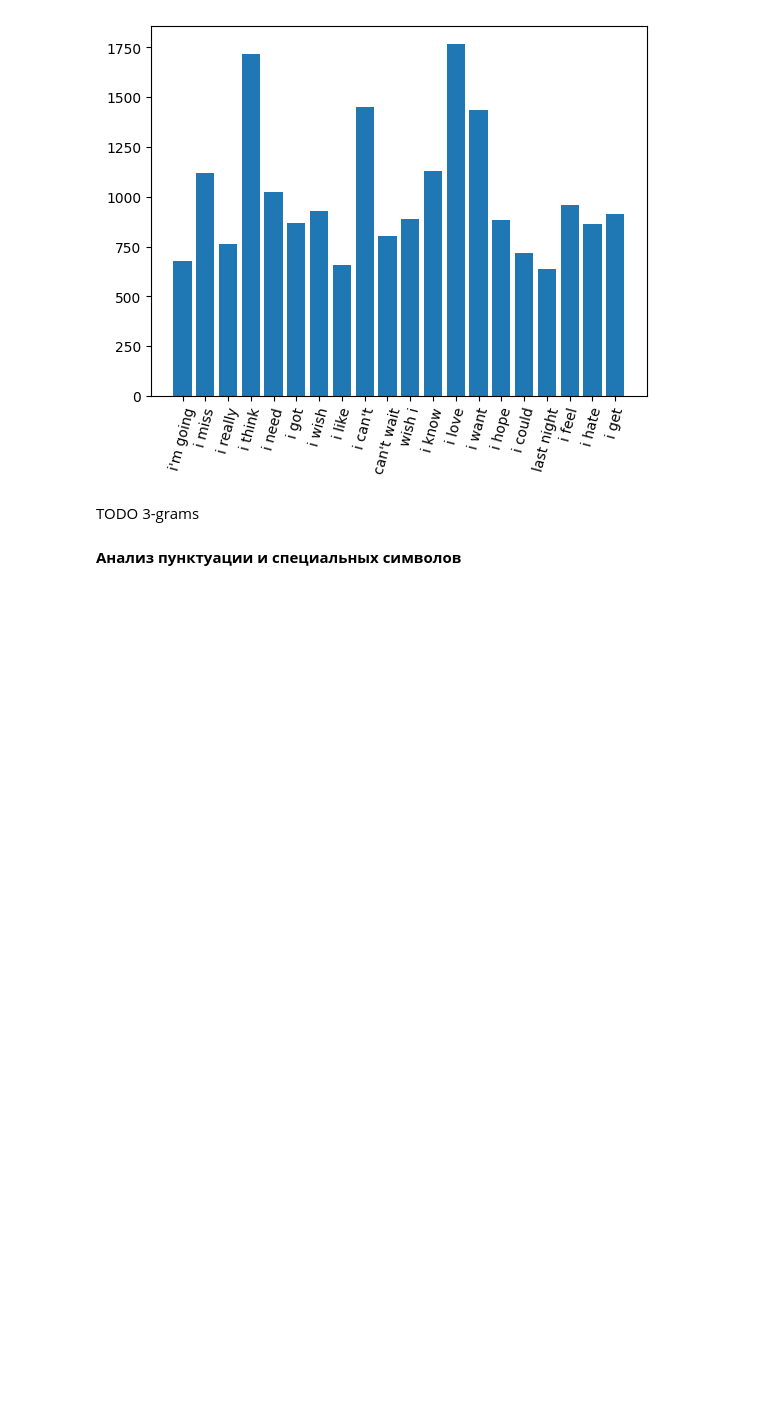
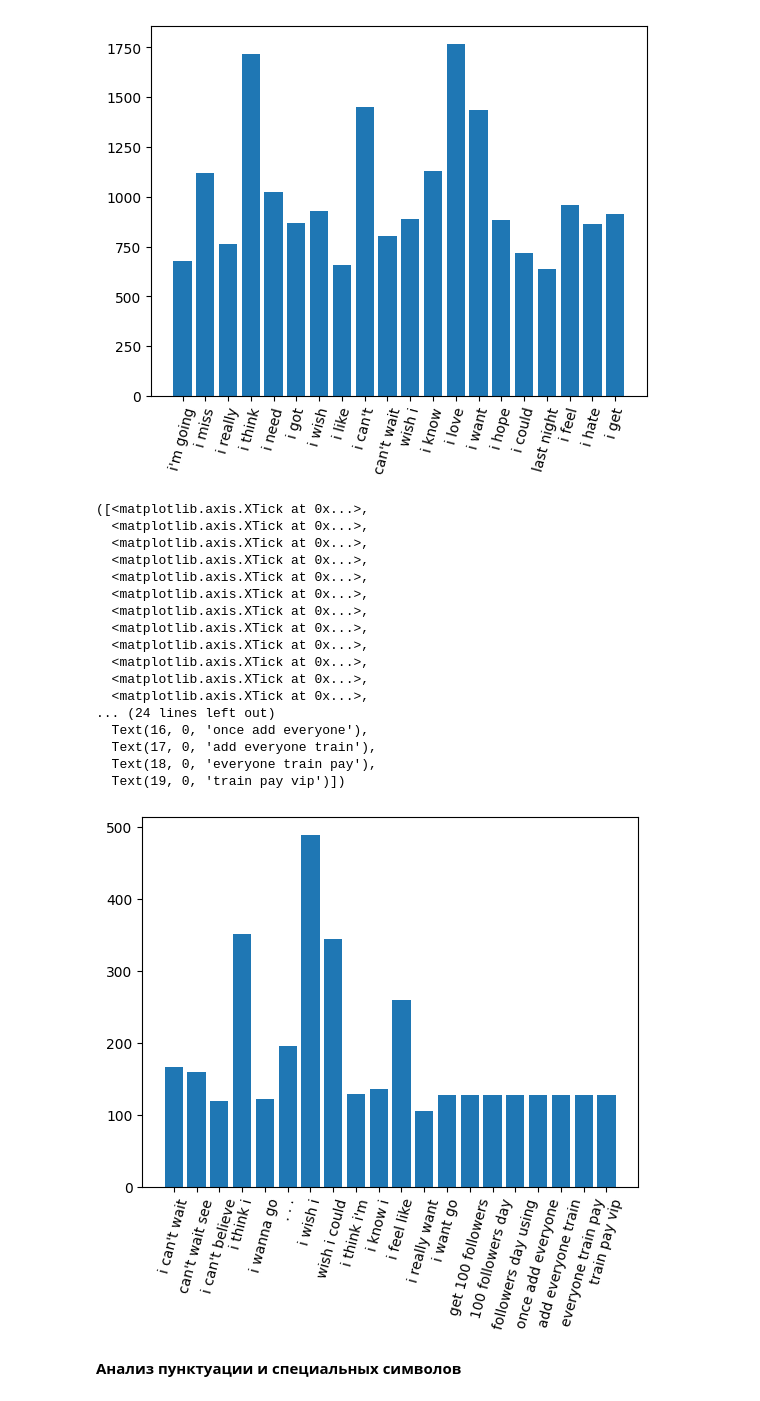
Before and after one commit to sergeiperel/nlp-sentiment-analysis, a Jupyter notebook: eda_vlad.ipynb, the cells around one changed output. Cells and saved outputs as stored; diff of their text form; code cells hidden in the pictures; blank space fills up the shorter version.

Commit message:
added trigrams

```diff
--- a/eda_vlad.ipynb
+++ b/eda_vlad.ipynb
@@ -206,8 +222,50 @@ plt.xticks(
   Text(18, 0, 'i hate'),
   Text(19, 0, 'i get')])
 [figure]
-# %% [markdown]
-TODO 3-grams
+# %%
+df['trigrams'] = df.tokens.apply(lambda tokens_list : list(list(ngrams(tokens_list, 3))))
+# %%
+def find_top_trigrams(df):
+    words_list = []
+    for w in df.trigrams.values.tolist():
+        words_list += w
+
+    word_cnt = Counter(words_list)
+    top20_cnt = sorted(word_cnt.values())[-20:]
+
+    top_cnt_words = [w for w in word_cnt if word_cnt[w] in top20_cnt]
+    return {w: word_cnt[w] for w in top_cnt_words}
+# %%
+top_trigrams = find_top_trigrams(df)
+plt.bar(
+    range(len(list(top_trigrams.values()))),
+    list(top_trigrams.values()),
+    label=list(map(lambda x : ' '.join(x), top_trigrams.keys()))
+)
+plt.xticks(
+    range(len(list(top_trigrams.values()))),
+    list(map(lambda x : ' '.join(x), top_trigrams.keys())),
+    rotation=75
+)
+# %% [output]
+([<matplotlib.axis.XTick at 0x...>,
+  <matplotlib.axis.XTick at 0x...>,
+  <matplotlib.axis.XTick at 0x...>,
+  <matplotlib.axis.XTick at 0x...>,
+  <matplotlib.axis.XTick at 0x...>,
+  <matplotlib.axis.XTick at 0x...>,
+  <matplotlib.axis.XTick at 0x...>,
+  <matplotlib.axis.XTick at 0x...>,
+  <matplotlib.axis.XTick at 0x...>,
+  <matplotlib.axis.XTick at 0x...>,
+  <matplotlib.axis.XTick at 0x...>,
+  <matplotlib.axis.XTick at 0x...>,
+... (24 lines left out)
+  Text(16, 0, 'once add everyone'),
+  Text(17, 0, 'add everyone train'),
+  Text(18, 0, 'everyone train pay'),
+  Text(19, 0, 'train pay vip')])
+[figure, added]
 # %% [markdown]
 **Анализ пунктуации и специальных символов**
 # %% [markdown]
```
Also changed, not shown: parts of 6 cells of this notebook.
